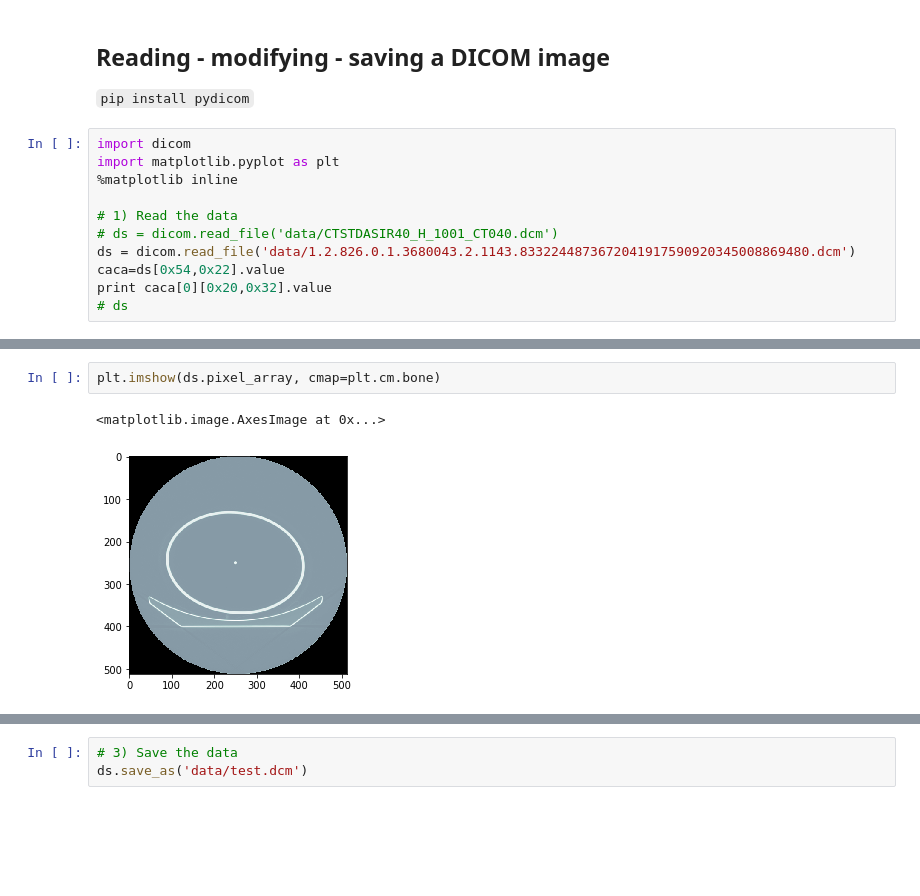
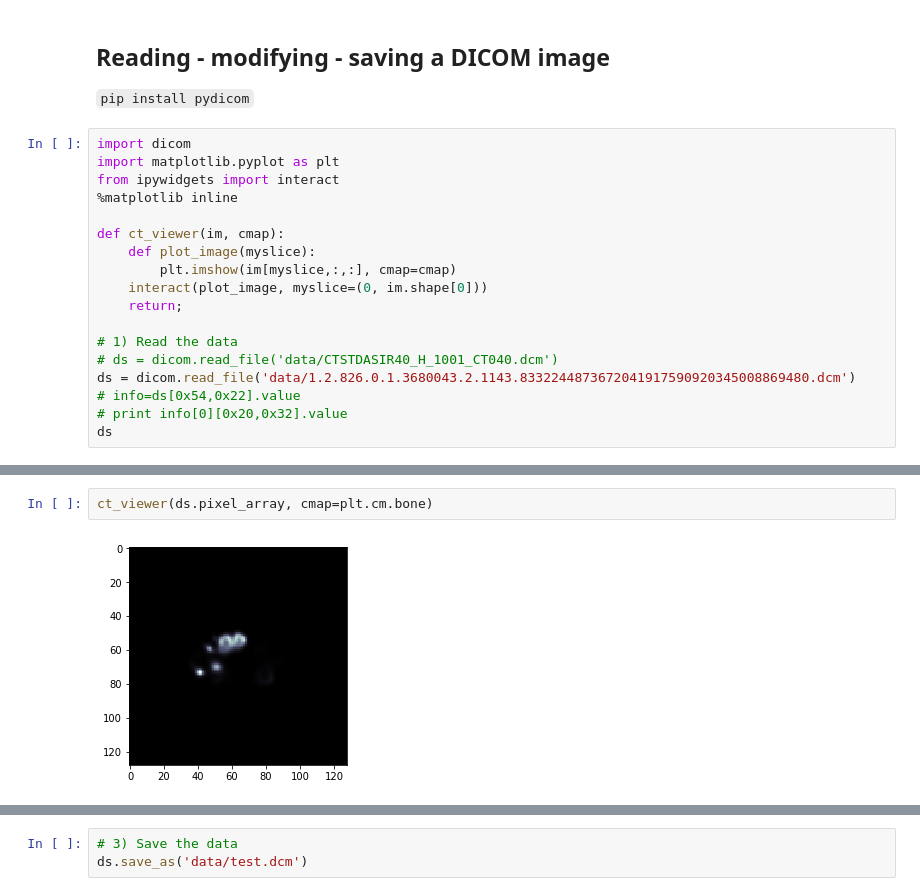
Before and after one commit to MCvin/Python_intro, a Jupyter notebook: PythonCourse.ipynb, the cells around one changed output, grey strips where cells are left out. Saved outputs shown, nothing was run; the diff lists cells and outputs as text; blank space fills up the shorter version.

Commit message:
added a slider to view the images

```diff
--- a/PythonCourse.ipynb
+++ b/PythonCourse.ipynb
@@ -219,12 +230,19 @@ plt.imshow(image[239,:,:], cmap=plt.cm.jet)
 # %%
 import dicom
 import matplotlib.pyplot as plt
+from ipywidgets import interact
 %matplotlib inline
+
+def ct_viewer(im, cmap):
+    def plot_image(myslice):
+        plt.imshow(im[myslice,:,:], cmap=cmap)
+    interact(plot_image, myslice=(0, im.shape[0]))
+    return;
 
 # 1) Read the data
 # ds = dicom.read_file('data/CTSTDASIR40_H_1001_CT040.dcm')
 ds = dicom.read_file('data/1.2.826.0.1.3680043.2.1143.8332244873672041917590920345008869480.dcm')
-caca=ds[0x54,0x22].value
-print caca[0][0x20,0x32].value
-# ds
+# info=ds[0x54,0x22].value
+# print info[0][0x20,0x32].value
+ds
 # %% [output]
@@ -236,8 +270,7 @@ print ds.pixel_array.min(), ds.pixel_array.max(), ds.pixel_array.mean()
 # %%
-plt.imshow(ds.pixel_array, cmap=plt.cm.bone)
+ct_viewer(ds.pixel_array, cmap=plt.cm.bone)
 # %% [output]
-<matplotlib.image.AxesImage at 0x...>
-[figure, old version]
+[figure, new version]
 # %%
 ds.pixel_array < 0
 # %% [output]
```
Also changed, not shown: parts of 6 cells of this notebook.
